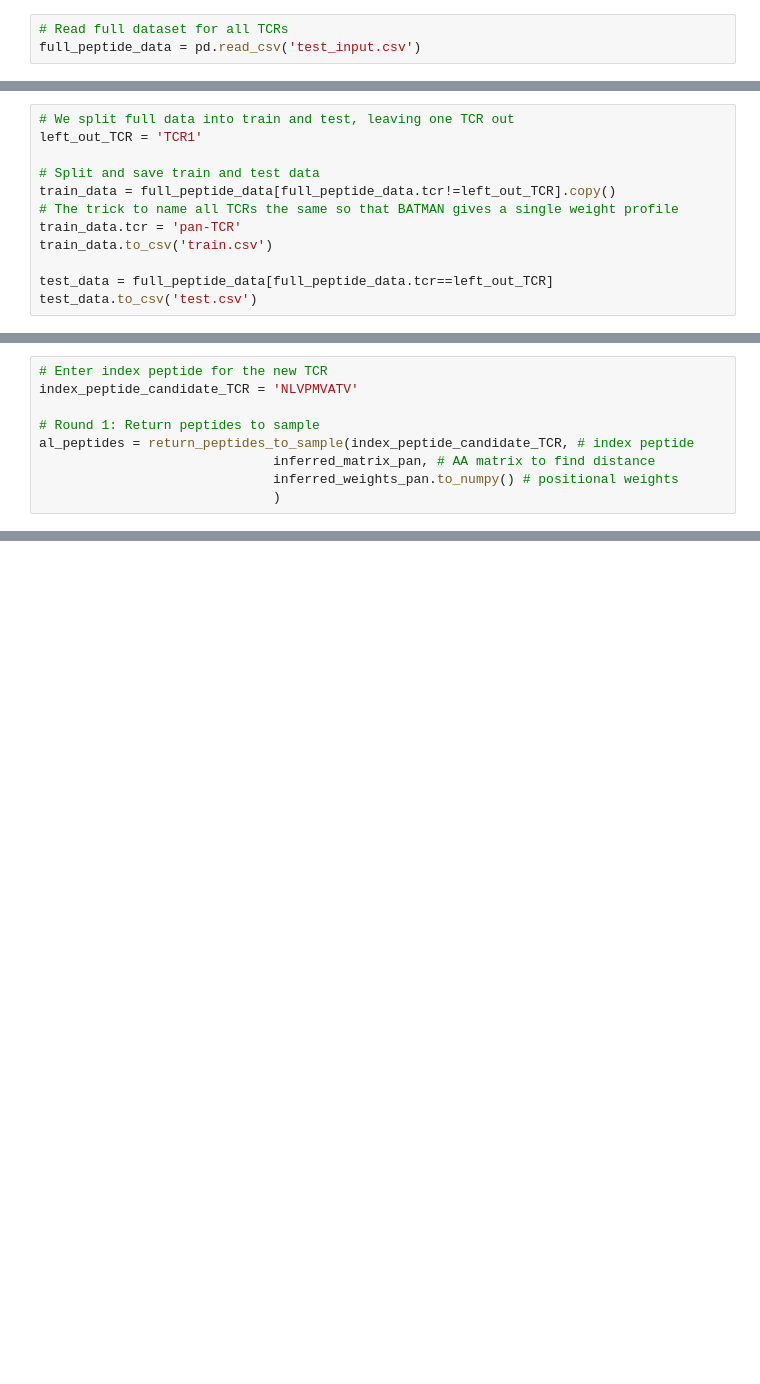
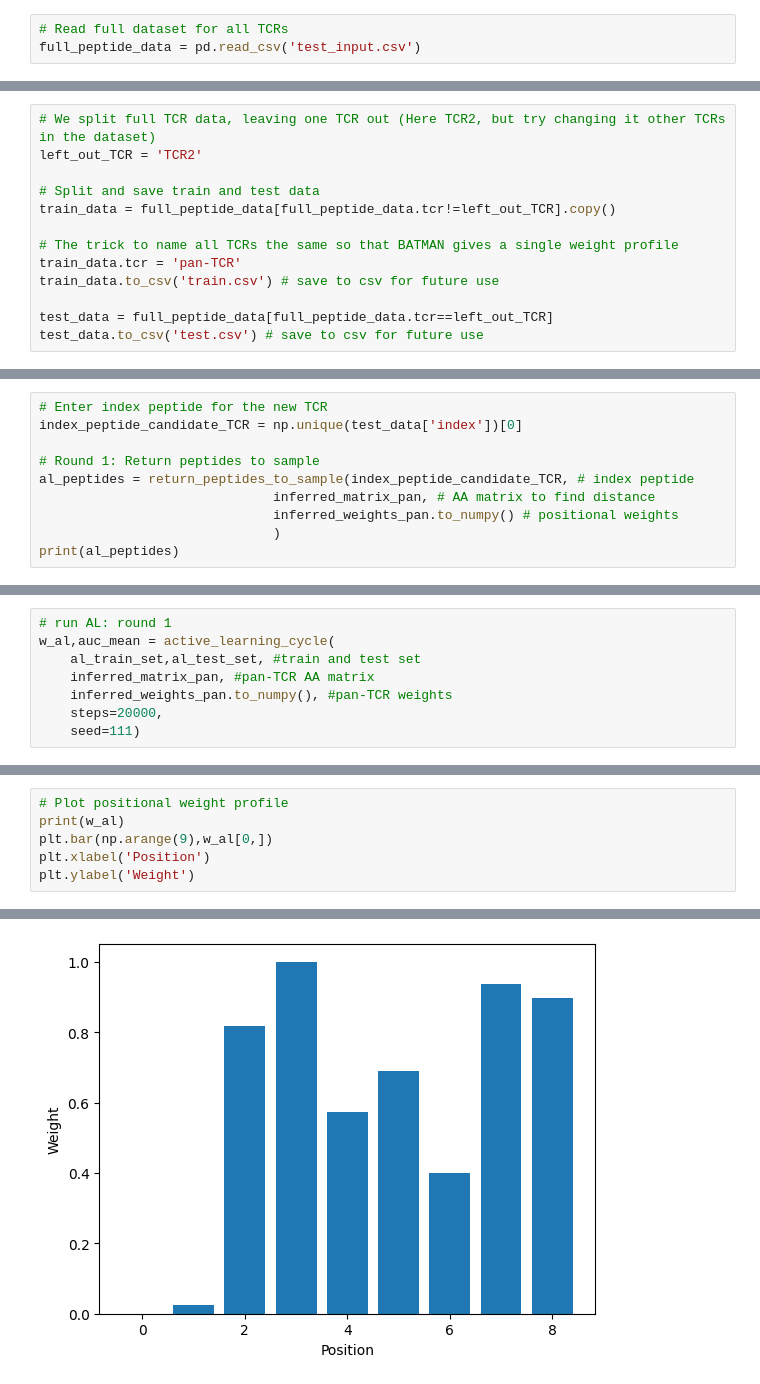
Before and after one commit to meyer-lab-cshl/BATMAN, a Jupyter notebook: run_batman/BATMAN_AL.ipynb, the cells around one changed output, grey strips where cells are left out. Saved outputs shown, nothing was run; the diff lists cells and outputs as text; blank space fills up the shorter version.

```diff
--- a/run_batman/BATMAN_AL.ipynb
+++ b/run_batman/BATMAN_AL.ipynb
@@ -21,12 +50,13 @@ full_peptide_data = pd.read_csv('test_input.csv')
 # %%
-# We split full data into train and test, leaving one TCR out
-left_out_TCR = 'TCR1'
+# We split full TCR data, leaving one TCR out (Here TCR2, but try changing it other TCRs in the dataset)
+left_out_TCR = 'TCR2'
 
 # Split and save train and test data
 train_data = full_peptide_data[full_peptide_data.tcr!=left_out_TCR].copy()
+
 # The trick to name all TCRs the same so that BATMAN gives a single weight profile
 train_data.tcr = 'pan-TCR'
-train_data.to_csv('train.csv')
+train_data.to_csv('train.csv') # save to csv for future use
 
 test_data = full_peptide_data[full_peptide_data.tcr==left_out_TCR]
-test_data.to_csv('test.csv')
+test_data.to_csv('test.csv') # save to csv for future use
@@ -47,9 +127,10 @@ Shape validation failed: input_shape: (1, 50000), minimum_shape: (chains=2, draw
 # %%
 # Enter index peptide for the new TCR
-index_peptide_candidate_TCR = 'NLVPMVATV'
+index_peptide_candidate_TCR = np.unique(test_data['index'])[0]
 
 # Round 1: Return peptides to sample
 al_peptides = return_peptides_to_sample(index_peptide_candidate_TCR, # index peptide
                               inferred_matrix_pan, # AA matrix to find distance
                               inferred_weights_pan.to_numpy() # positional weights
                               )
+print(al_peptides)
@@ -62,0 +154,8 @@ al_test_set = test_data.loc[test_data['peptide'].isin(al_train_set['peptide'])==
+# %%
+# run AL: round 1
+w_al,auc_mean = active_learning_cycle(
+    al_train_set,al_test_set, #train and test set
+    inferred_matrix_pan, #pan-TCR AA matrix
+    inferred_weights_pan.to_numpy(), #pan-TCR weights
+    steps=20000,
+    seed=111)
@@ -62,0 +167,7 @@ al_test_set = test_data.loc[test_data['peptide'].isin(al_train_set['peptide'])==
+# %%
+# Plot positional weight profile
+print(w_al)
+plt.bar(np.arange(9),w_al[0,])
+plt.xlabel('Position')
+plt.ylabel('Weight')
+# %% [output]
@@ -62,0 +177 @@ al_test_set = test_data.loc[test_data['peptide'].isin(al_train_set['peptide'])==
+[figure, added]
```
Also changed, not shown: parts of 40 cells of this notebook.
